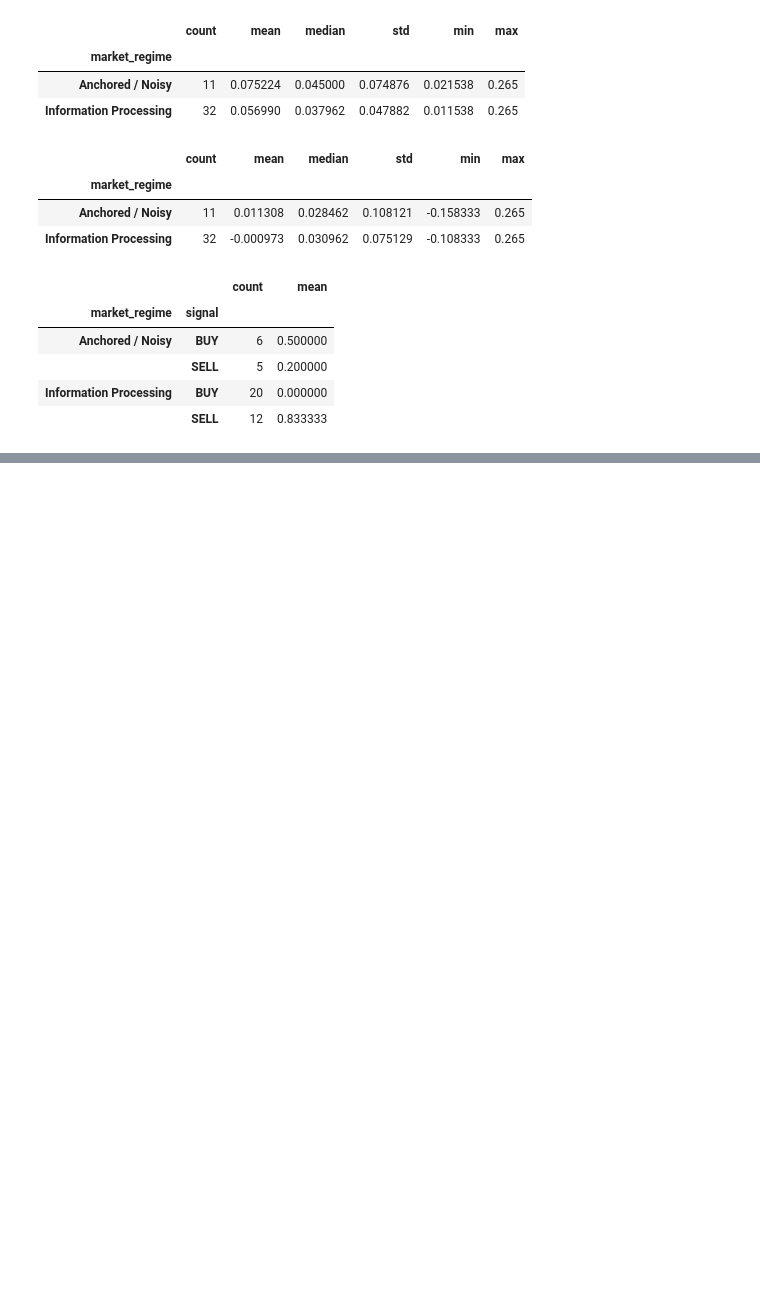
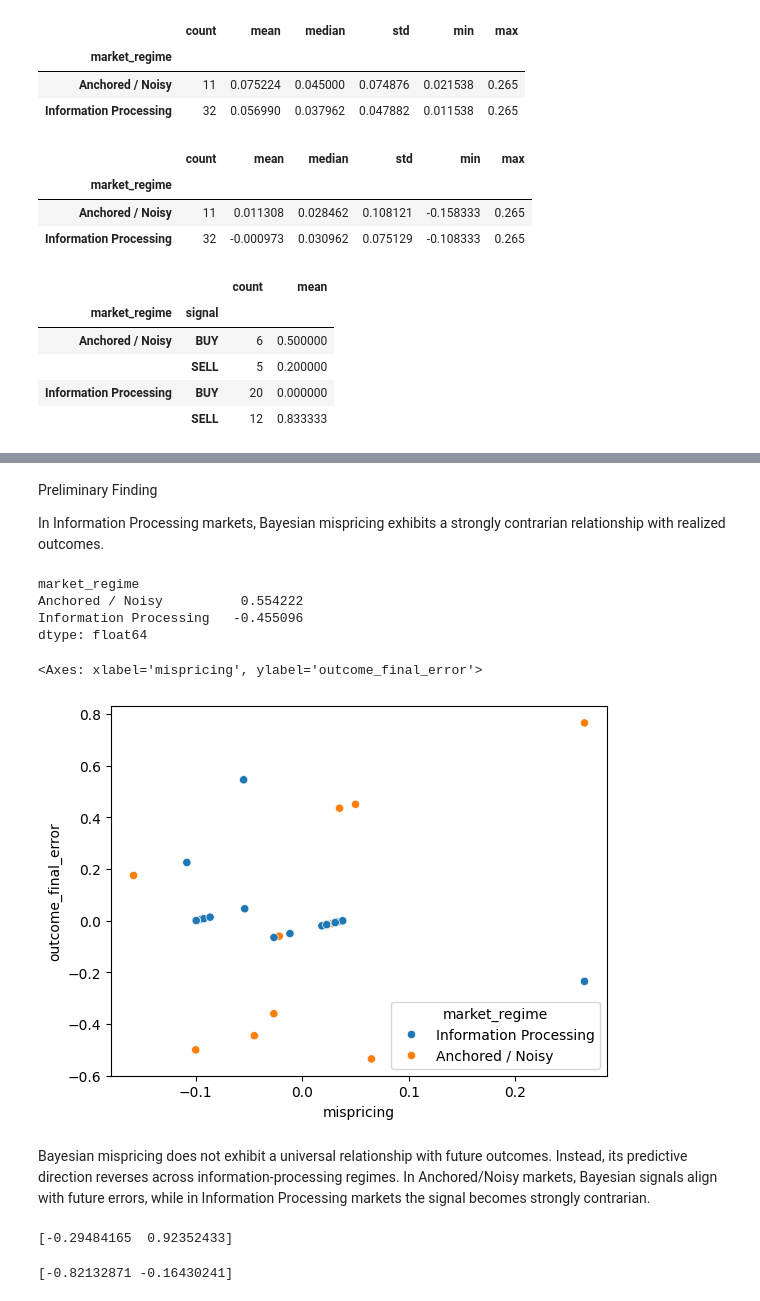
Before and after one commit to ADRIANVM117/data-science-portfolio, a Jupyter notebook: v3_alpha_discovery/notebooks/01_Regime_Conditioned_Alpha_Setup.ipynb, the cells around one changed output, grey strips where cells are left out. Drawn from its saved outputs; the diff is of its cells as text; code cells hidden in the pictures; blank space fills up the shorter version.

```diff
--- a/v3_alpha_discovery/notebooks/01_Regime_Conditioned_Alpha_Setup.ipynb
+++ b/v3_alpha_discovery/notebooks/01_Regime_Conditioned_Alpha_Setup.ipynb
@@ -231,0 +232,10 @@ regime_alpha.groupby(["market_regime", "signal"])["outcome"].agg(["count", "mean
+# %%
+# Normal directional signal
+regime_alpha["pred_normal"] = np.where(regime_alpha["mispricing"] > 0, 1, 0)
+# Inverted directional signal
+regime_alpha["pred_inverted"] = np.where(regime_alpha["mispricing"] > 0, 0, 1)
+regime_alpha["correct_normal"] = (regime_alpha["pred_normal"] == regime_alpha["outcome"])
+regime_alpha["correct_inverted"] = (regime_alpha["pred_inverted"] == regime_alpha["outcome"])
+
+accuracy_by_regime = regime_alpha.groupby("market_regime")[["correct_normal", "correct_inverted"]].mean()
+accuracy_by_regime
@@ -231,0 +331,53 @@ regime_alpha.groupby(["market_regime", "signal"])["outcome"].agg(["count", "mean
+# %% [markdown]
+Preliminary Finding
+
+In Information Processing markets, Bayesian mispricing exhibits a strongly contrarian relationship with realized outcomes.
+# %%
+regime_alpha.groupby("market_regime").apply(lambda x: x["mispricing"].corr(x["outcome"] - x["final_probability"]))
+# %% [output]
+market_regime
+Anchored / Noisy          0.554222
+Information Processing   -0.455096
+dtype: float64
+# %%
+regime_alpha["outcome_final_error"] = (regime_alpha["outcome"]- regime_alpha["final_probability"])
+sns.scatterplot(data=regime_alpha,x="mispricing",y="outcome_final_error",hue="market_regime")
+# %% [output]
+<Axes: xlabel='mispricing', ylabel='outcome_final_error'>
+[figure, added]
+# %% [markdown]
+Bayesian mispricing does not exhibit a universal relationship with future outcomes. Instead, its predictive direction reverses across information-processing regimes. In Anchored/Noisy markets, Bayesian signals align with future errors, while in Information Processing markets the signal becomes strongly contrarian.
+# %%
+from scipy.stats import bootstrap
+#Bootstrap Correlation CI
+
+import numpy as np
+
+def bootstrap_corr(x, y, n_boot=10000):
+    corrs = []
+    n = len(x)
+    for _ in range(n_boot):
+        idx = np.random.choice(np.arange(n),size=n,replace=True)
+
+        corr = np.corrcoef(x.iloc[idx],y.iloc[idx])[0, 1]
+        corrs.append(corr)
+
+    return np.percentile(corrs, [2.5, 97.5]), corrs
+
+
+anchored = regime_alpha[regime_alpha["market_regime"] == "Anchored / Noisy"]
+future_error = (anchored["outcome"]- anchored["final_probability"])
+ci_anchored, corrs_anchored = bootstrap_corr(anchored["mispricing"],future_error)
+print(ci_anchored)
+# %% [output]
+[-0.29484165  0.92352433]
+# %%
+info = regime_alpha[regime_alpha["market_regime"] == "Information Processing"]
+
+future_error = (info["outcome"]- info["final_probability"])
+
+ci_info, corrs_info = bootstrap_corr(info["mispricing"],future_error)
+
+print(ci_info)
+# %% [output]
+[-0.82132871 -0.16430241]
```
Also changed, not shown: parts of 13 cells of this notebook, 1 other file.
